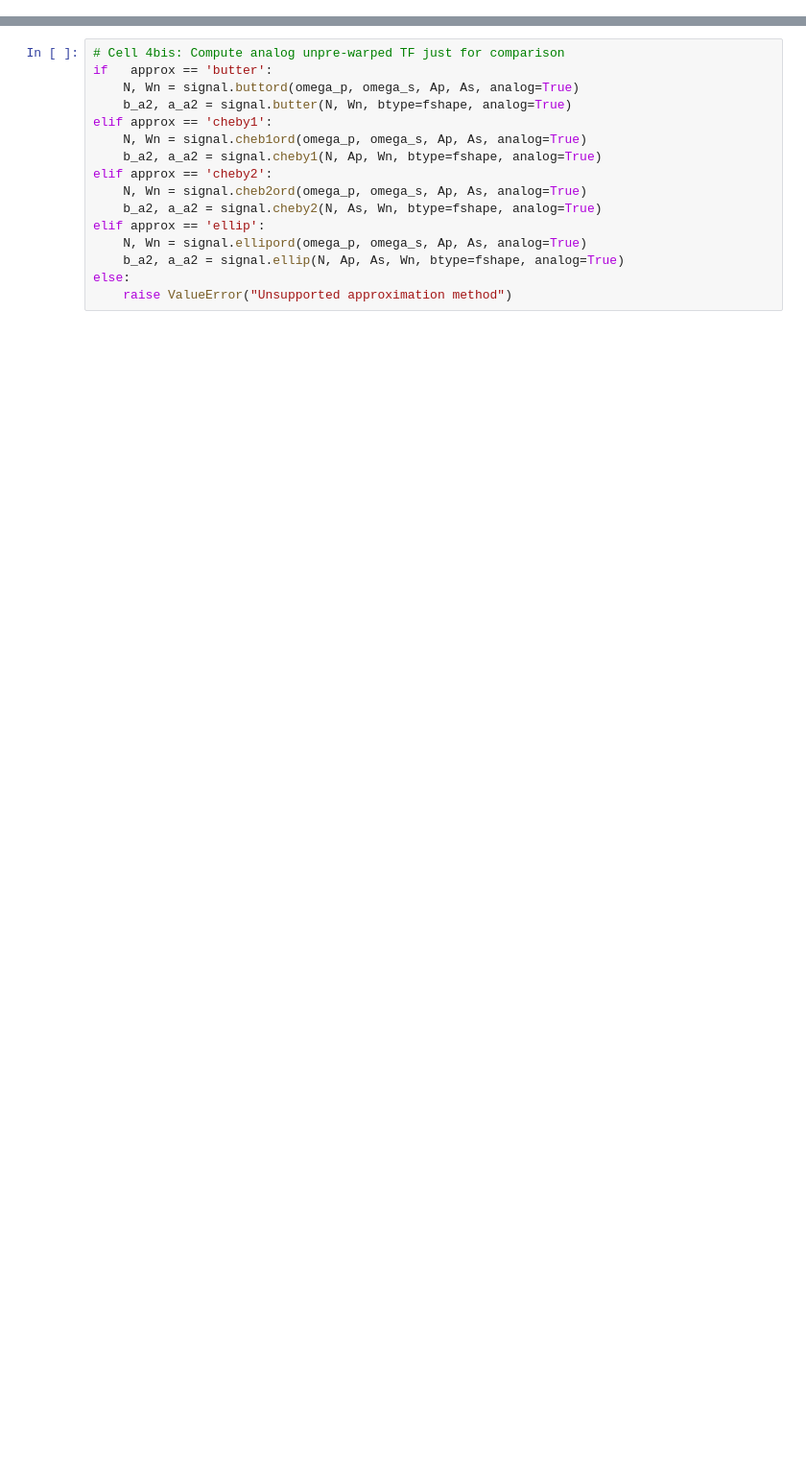
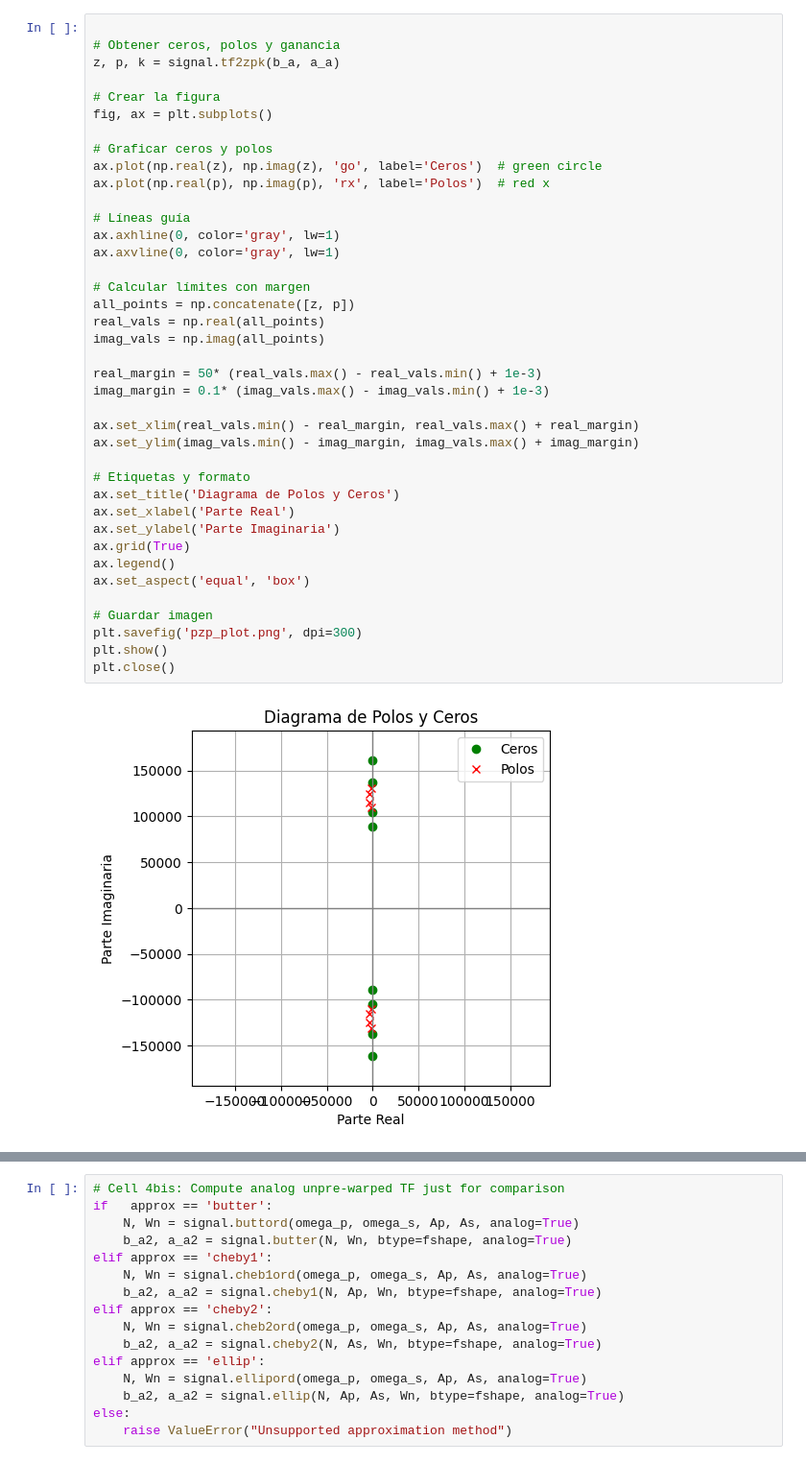
Before and after one commit to vito-pp/tps_ASSD, a Jupyter notebook: labo3/practica4/IIR_filter_bilinear_tool.ipynb, the cells around one changed output, grey strips where cells are left out. Shown: that part at 96% size. Saved outputs shown, nothing was run; the diff lists cells and outputs as text; blank space fills up the shorter version.

```diff
--- a/labo3/practica4/IIR_filter_bilinear_tool.ipynb
+++ b/labo3/practica4/IIR_filter_bilinear_tool.ipynb
@@ -57,3 +57,44 @@ Analog ellip lowpass prototype: order=4, Wn=16568.542494923804 rad/s
+# %%
+
+# Obtener ceros, polos y ganancia
+z, p, k = signal.tf2zpk(b_a, a_a)
+
+# Crear la figura
+fig, ax = plt.subplots()
+
+# Graficar ceros y polos
+ax.plot(np.real(z), np.imag(z), 'go', label='Ceros')  # green circle
+ax.plot(np.real(p), np.imag(p), 'rx', label='Polos')  # red x
+
+# Líneas guía
+ax.axhline(0, color='gray', lw=1)
+ax.axvline(0, color='gray', lw=1)
+
+# Calcular límites con margen
+all_points = np.concatenate([z, p])
+real_vals = np.real(all_points)
+imag_vals = np.imag(all_points)
+
+real_margin = 50* (real_vals.max() - real_vals.min() + 1e-3)
+imag_margin = 0.1* (imag_vals.max() - imag_vals.min() + 1e-3)
+
+ax.set_xlim(real_vals.min() - real_margin, real_vals.max() + real_margin)
+ax.set_ylim(imag_vals.min() - imag_margin, imag_vals.max() + imag_margin)
+
+# Etiquetas y formato
+ax.set_title('Diagrama de Polos y Ceros')
+ax.set_xlabel('Parte Real')
+ax.set_ylabel('Parte Imaginaria')
+ax.grid(True)
+ax.legend()
+ax.set_aspect('equal', 'box')
+
+# Guardar imagen
+plt.savefig('pzp_plot.png', dpi=300)
+plt.show()
+plt.close()
+# %% [output]
+[figure, added]
 # %%
 # Cell 4: Bilinear transform → digital filter (signal.bilinear doesn't pre warp)
 b_z, a_z = signal.bilinear(b_a, a_a, fs)
```
Also changed, not shown: parts of 6 cells of this notebook, 12 other files.
